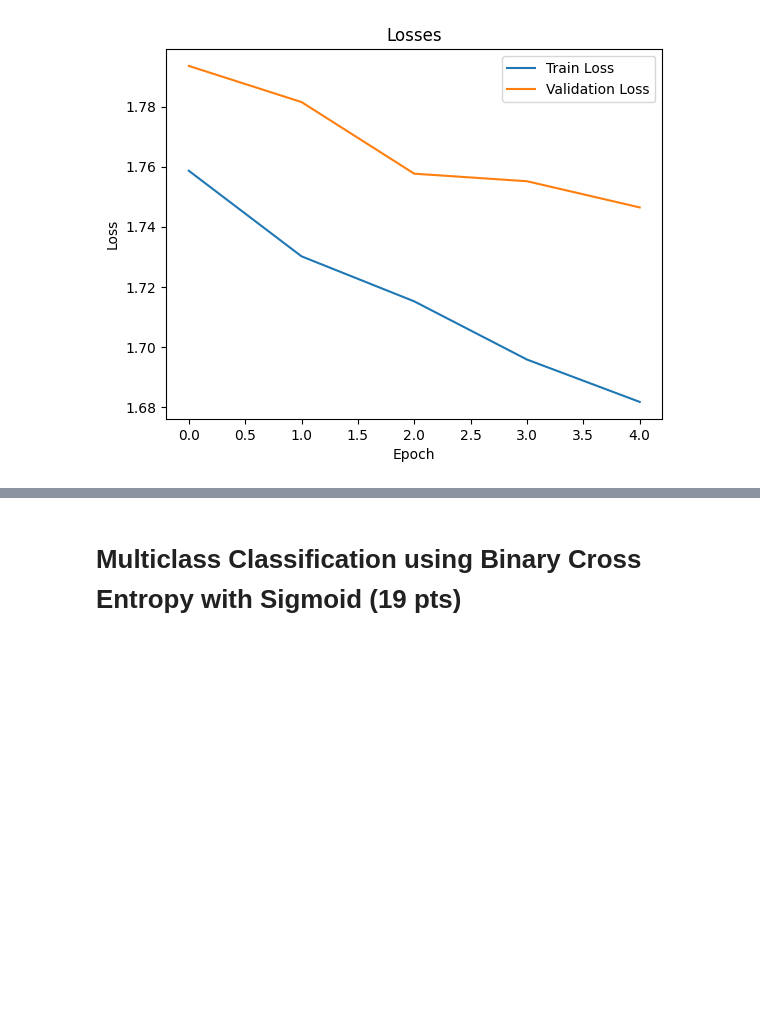
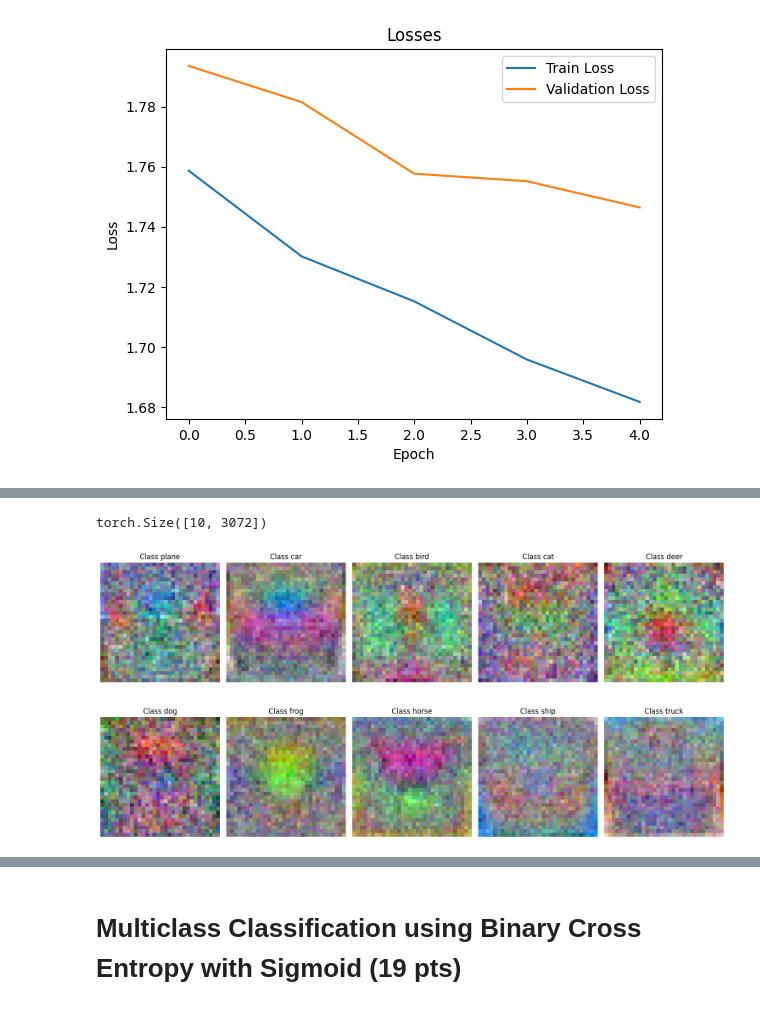
Before and after one commit to Tollgaermis/comp411-assignments, a Jupyter notebook: hw1/hw1.ipynb, the cells around one changed output, grey strips where cells are left out. Cells and saved outputs as stored; diff of their text form; code cells hidden in the pictures; blank space fills up the shorter version.

```diff
--- a/hw1/hw1.ipynb
+++ b/hw1/hw1.ipynb
@@ -401,0 +440,37 @@ A:
+# %%
+model.fc.weight.data.shape
+# %% [output]
+torch.Size([10, 3072])
+# %%
+# TODO: Visualize the learned weights for the model
+# You need to reshape the weights to the shape of the images and normalize them
+# You can reach the model weights using model.fc.weight.data
+
+# === Your Code Here (10 pts) ===
+# Extract the weights
+weights = model.fc.weight.data
+
+# Normalize
+weights_min = weights.min(dim=1, keepdim=True)[0]
+weights_max = weights.max(dim=1, keepdim=True)[0]
+normalized_weights = (weights - weights_min) / (weights_max - weights_min)
+
+num_classes = 10
+fig, axes = plt.subplots(2, 5, figsize=(15, 8))  # Create 2x5 grid to show 10 classes
+
+for i in range(num_classes):
+    # Reshape the weight vector to (3, 32, 32)
+    weight_img = normalized_weights[i].reshape(3, 32, 32).numpy()
+
+    # Plot
+    ax = axes[i // 5, i % 5]
+    ax.imshow(np.transpose(weight_img, (1, 2, 0)))  # Convert
+    ax.set_title(f'Class {classes[i]}')
+    ax.axis('off')
+
+plt.tight_layout()
+plt.show()
+
+# === === ===
+# %% [output]
+[figure, added]
```
Also changed, not shown: parts of 11 cells of this notebook.
